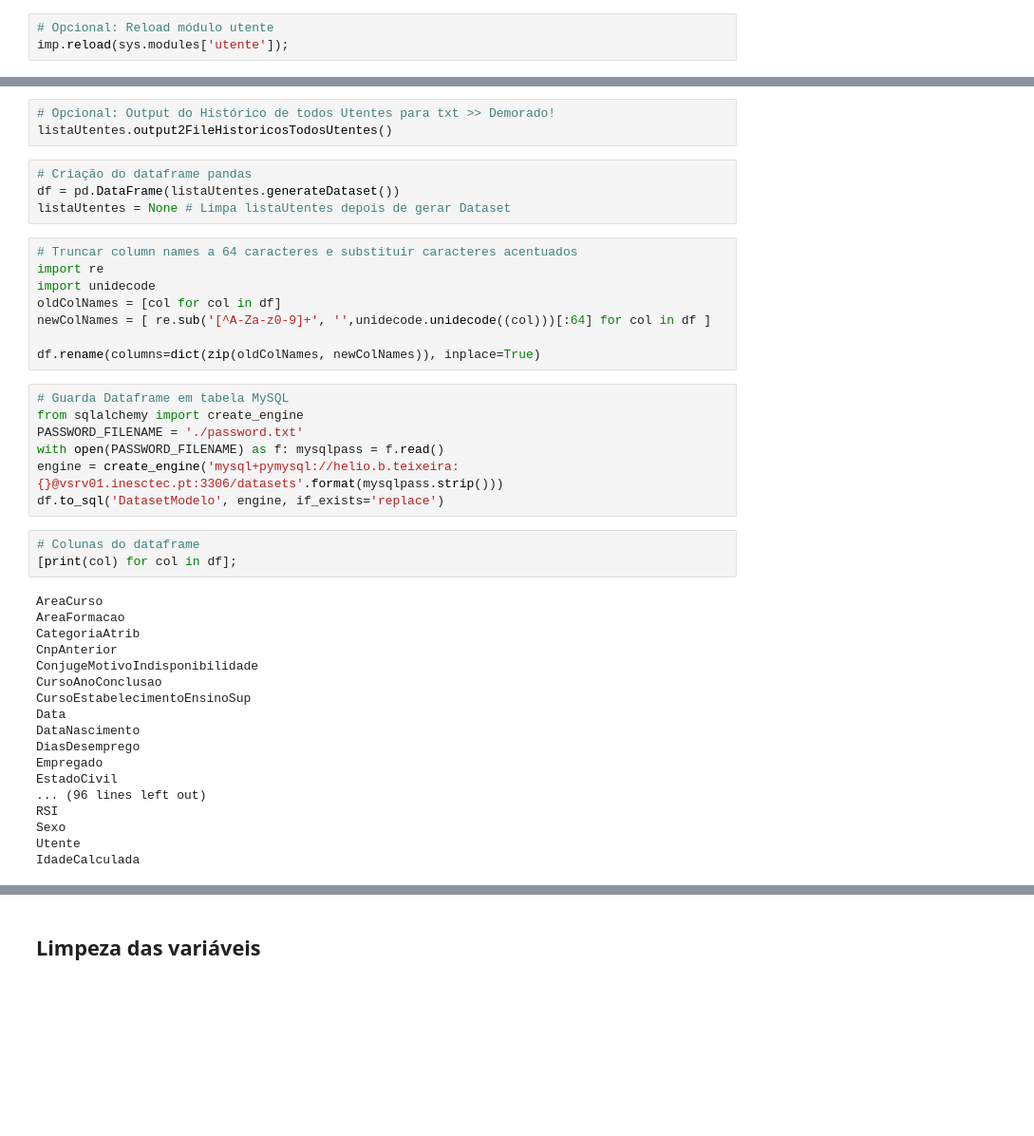
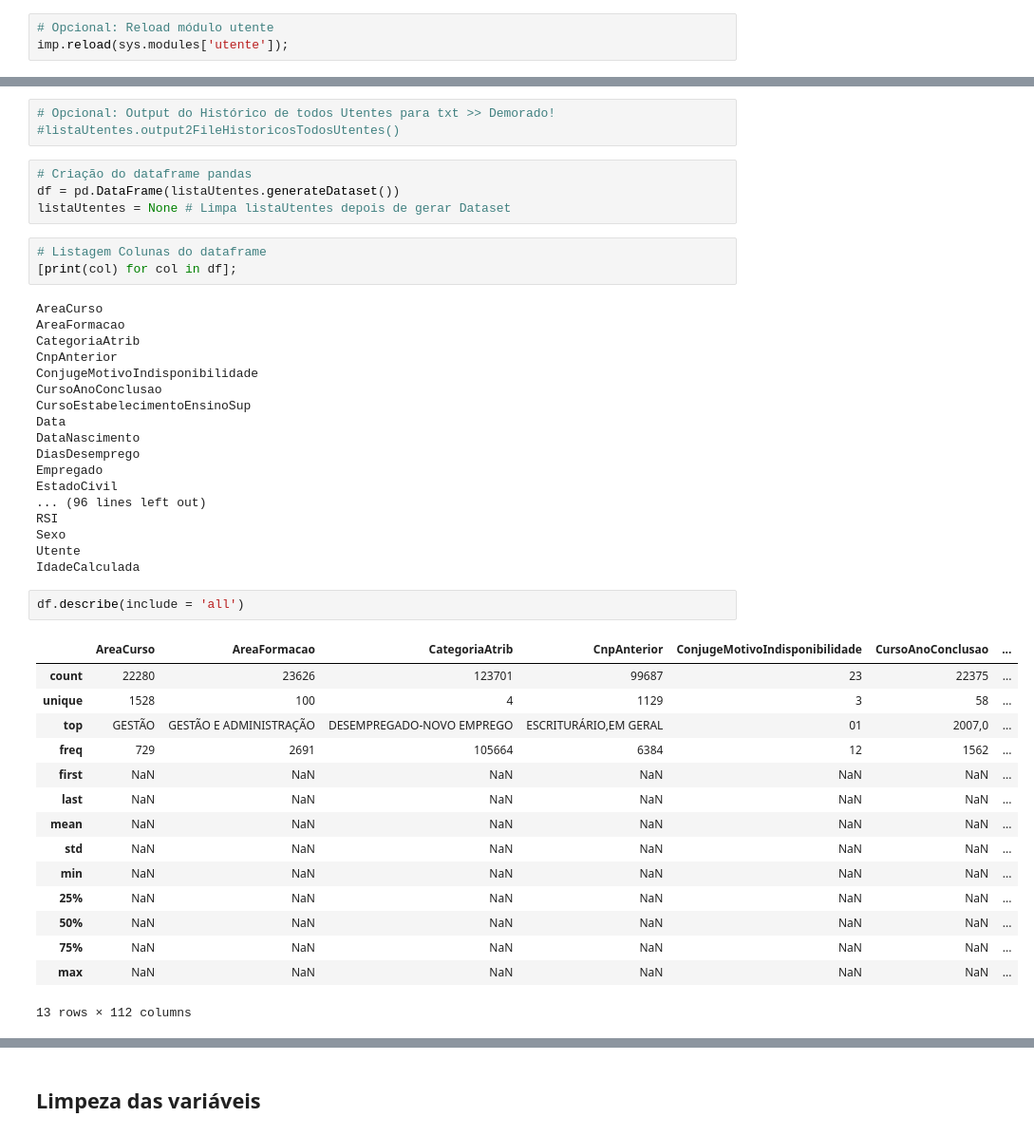
Before and after one commit to rui-mesquita/IEFP_DSSG, a Jupyter notebook: IEFP_DSSG/DataExploration.ipynb, the cells around one changed output, grey strips where cells are left out. Shown at 95% size. Saved outputs shown, nothing was run; the diff lists cells and outputs as text; blank space fills up the shorter version.

```diff
--- a/IEFP_DSSG/DataExploration.ipynb
+++ b/IEFP_DSSG/DataExploration.ipynb
@@ -60,27 +46,12 @@ Saving to ./temp/ListaUtentes.pickle
 # %%
 # Opcional: Output do Histórico de todos Utentes para txt >> Demorado!
-listaUtentes.output2FileHistoricosTodosUtentes()
+#listaUtentes.output2FileHistoricosTodosUtentes()
 # %%
 # Criação do dataframe pandas
 df = pd.DataFrame(listaUtentes.generateDataset())
 listaUtentes = None # Limpa listaUtentes depois de gerar Dataset
-# %%
-# Truncar column names a 64 caracteres e substituir caracteres acentuados
-import re
-import unidecode
-oldColNames = [col for col in df]
-newColNames = [ re.sub('[^A-Za-z0-9]+', '',unidecode.unidecode((col)))[:64] for col in df ]
-
-df.rename(columns=dict(zip(oldColNames, newColNames)), inplace=True)
-# %%
-# Guarda Dataframe em tabela MySQL
-from sqlalchemy import create_engine
-PASSWORD_FILENAME = './password.txt'
-with open(PASSWORD_FILENAME) as f: mysqlpass = f.read()
-engine = create_engine('mysql+pymysql://helio.b.teixeira:{}@vsrv01.inesctec.pt:3306/datasets'.format(mysqlpass.strip()))
-df.to_sql('DatasetModelo', engine, if_exists='replace')
 # %%
-# Colunas do dataframe
+# Listagem Colunas do dataframe
 [print(col) for col in df];
 # %% [output]
 AreaCurso
@@ -100,3 +71,21 @@ RSI
 Sexo
 Utente
 IdadeCalculada
+# %%
+df.describe(include = 'all')
+# %% [output]
+|  | AreaCurso | AreaFormacao | CategoriaAtrib | CnpAnterior | ConjugeMotivoIndisponibilidade | CursoAnoConclusao | ... |
+| count | 22280 | 23626 | 123701 | 99687 | 23 | 22375 | ... |
+| unique | 1528 | 100 | 4 | 1129 | 3 | 58 | ... |
+| top | GESTÃO | GESTÃO E ADMINISTRAÇÃO | DESEMPREGADO-NOVO EMPREGO | ESCRITURÁRIO,EM GERAL | 01 | 2007,0 | ... |
+| freq | 729 | 2691 | 105664 | 6384 | 12 | 1562 | ... |
+| first | NaN | NaN | NaN | NaN | NaN | NaN | ... |
+| last | NaN | NaN | NaN | NaN | NaN | NaN | ... |
+| mean | NaN | NaN | NaN | NaN | NaN | NaN | ... |
+| std | NaN | NaN | NaN | NaN | NaN | NaN | ... |
+| min | NaN | NaN | NaN | NaN | NaN | NaN | ... |
+| 25% | NaN | NaN | NaN | NaN | NaN | NaN | ... |
+| 50% | NaN | NaN | NaN | NaN | NaN | NaN | ... |
+| 75% | NaN | NaN | NaN | NaN | NaN | NaN | ... |
+| max | NaN | NaN | NaN | NaN | NaN | NaN | ... |
+13 rows × 112 columns
```
Also changed, not shown: parts of 18 cells of this notebook, 1 other file.
